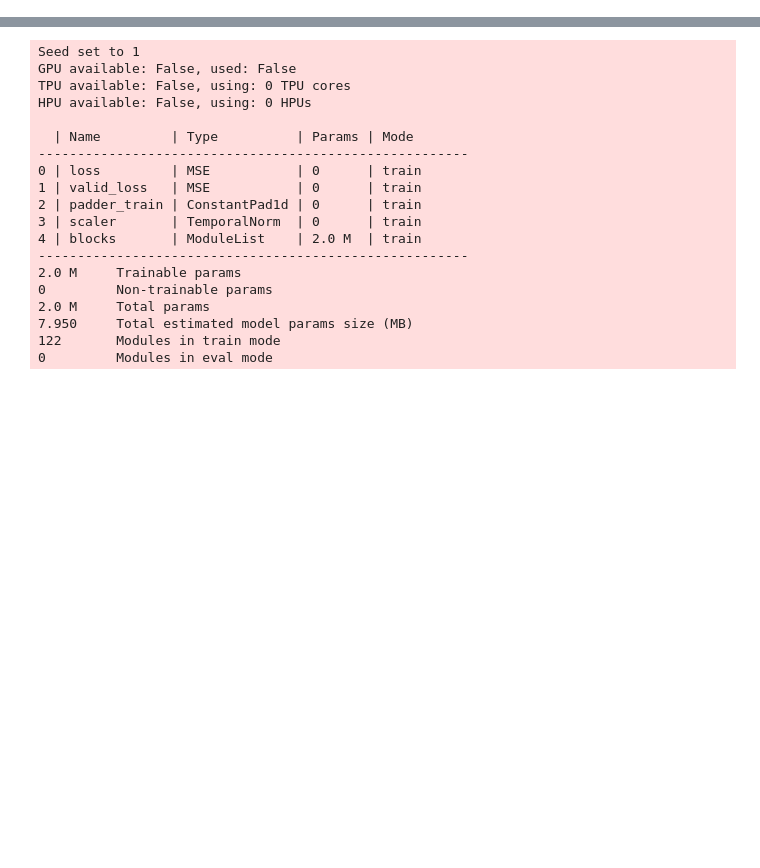
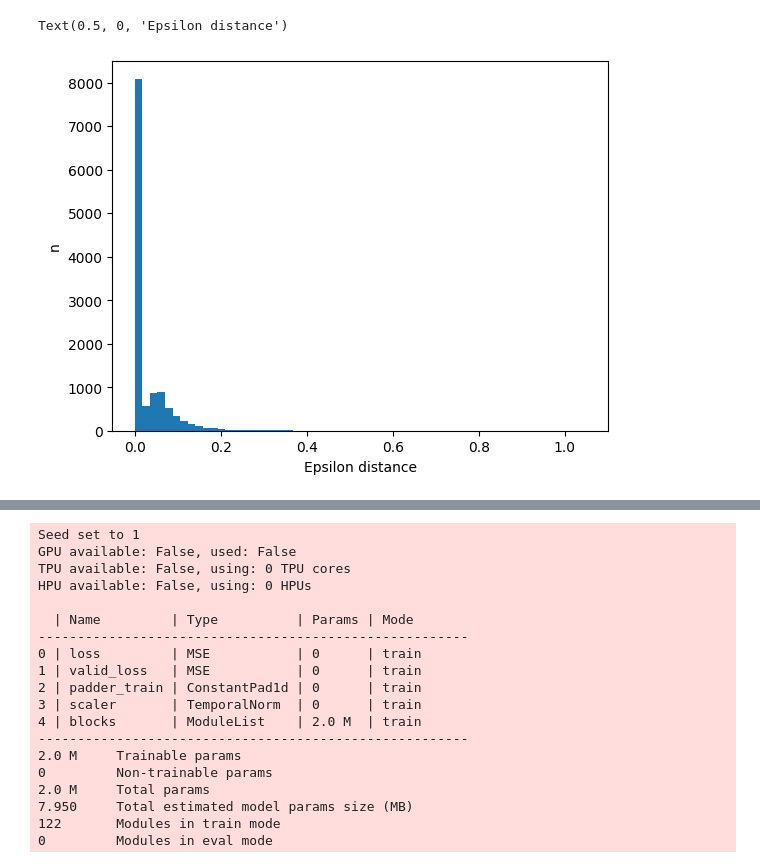
Before and after one commit to mswastik/fcst, a Jupyter notebook: archive/nhits.ipynb, the cells around one changed output, grey strips where cells are left out. Saved outputs shown, nothing was run; the diff lists cells and outputs as text; code cells hidden in the pictures; blank space fills up the shorter version.

```diff
--- a/archive/nhits.ipynb
+++ b/archive/nhits.ipynb
@@ -5,12 +5,20 @@ from neuralforecast.auto import AutoNHITS
 from neuralforecast.losses.pytorch import MSE
 import polars as pl
 import mlflow
-from mlflow.data.pandas_dataset import PandasDataset
+#from mlflow.data.pandas_dataset import PandasDataset
 from sklearn.metrics import mean_absolute_error, mean_absolute_percentage_error
 from datetime import datetime
 from dateutil.relativedelta import relativedelta
-df = pl.read_parquet("C:\\Users\\smishra14\\Downloads\\repos\\fcst2\\fcst\\data1\\Sterishield.parquet")
-df= df.filter(pl.col('SALES_DATE')<=datetime.today()-relativedelta(months=2))
+import plotly.express as px
+from pyecharts.charts import Line, Page
+import pyecharts.options as opts
+import plotly.io as pio
+from sklearn.metrics import silhouette_score
+
+pio.templates.default='plotly_white'
+
+idf = pl.read_parquet("C:\\Users\\smishra14\\setup\\repos\\fcst\\data\\Trauma.parquet")
+df= idf.filter(pl.col('SALES_DATE')<=datetime.today()-relativedelta(months=1))
 # %%
 def prepare_data(df):
     columns_to_drop = [
@@ -23,6 +31,7 @@ def prepare_data(df):
     df = df.fill_nan(0)
     #df["unique_id"] = df['Country'].astype(str) + "," + df['CatalogNumber'].astype(str)
     df=df.with_columns(unique_id = pl.col('Country') + "," + pl.col('CatalogNumber'))
+    df = df.with_columns(num=pl.col('`Act Orders Rev').count().over('CatalogNumber'))
     return df
 
 dft = prepare_data(df)
@@ -30,3 +39,10 @@ df_fr = dft.rename({'SALES_DATE': 'ds', '`Act Orders Rev': 'y'})
 df_fr=df_fr.with_columns(ds = pl.col('ds').cast(pl.Datetime))
 df_fr=df_fr.with_columns(y = pl.col('y').cast(pl.Float32))
 df_fr = df_fr[['unique_id', 'ds', 'y']]
+df_fr=df_fr.sort('ds')
+#df_fr= df_fr.with_columns(ymean=pl.col('y').rolling_mean(3).over('unique_id'))
+#dfr= df_fr.with_columns(ydiff=pl.col('y').diff().over('unique_id'))
+dfr=df_fr.with_columns(ynorm=((pl.col('y')-pl.col('y').mean()) / pl.col('y').std()).over('unique_id'))
+#dfr=dfr.with_columns(ynorm=((pl.col('ydiff')-pl.col('ydiff').mean()) / pl.col('ydiff').std()).over('unique_id'))
+dfr=dfr.fill_nan(0)
+dfr=dfr.pivot(index='unique_id',on='ds',values='ynorm',aggregate_function='sum')
@@ -50,0 +93,25 @@ for i in df_fr['unique_id'].unique():
+# %%
+import matplotlib.pyplot as plt
+import math
+dfp=df_fr.with_columns(ynorm=((pl.col('y')-pl.col('y').mean()) / pl.col('y').std()).over('unique_id'))
+dfp=dfp.fill_nan(0)
+dfp=dfp.pivot(index='unique_id',on='ds',values='ynorm',aggregate_function='sum')
+def calculate_kn_distance(X,k):
+    kn_distance = []
+    for i in range(len(X)):
+        eucl_dist = []
+        for j in range(len(X)):
+            eucl_dist.append(
+                math.sqrt(
+                    ((X[i,0] - X[j,0]) ** 2) +
+                    ((X[i,1] - X[j,1]) ** 2)))
+        eucl_dist.sort()
+        kn_distance.append(eucl_dist[k])
+    return kn_distance
+eps_dist = calculate_kn_distance(dfp[:,1:].to_numpy(),4)
+plt.hist(eps_dist,bins=60)
+plt.ylabel('n')
+plt.xlabel('Epsilon distance')
+# %% [output]
+Text(0.5, 0, 'Epsilon distance')
+[figure, added]
```
Also changed, not shown: parts of 13 cells of this notebook, 8 other files.
